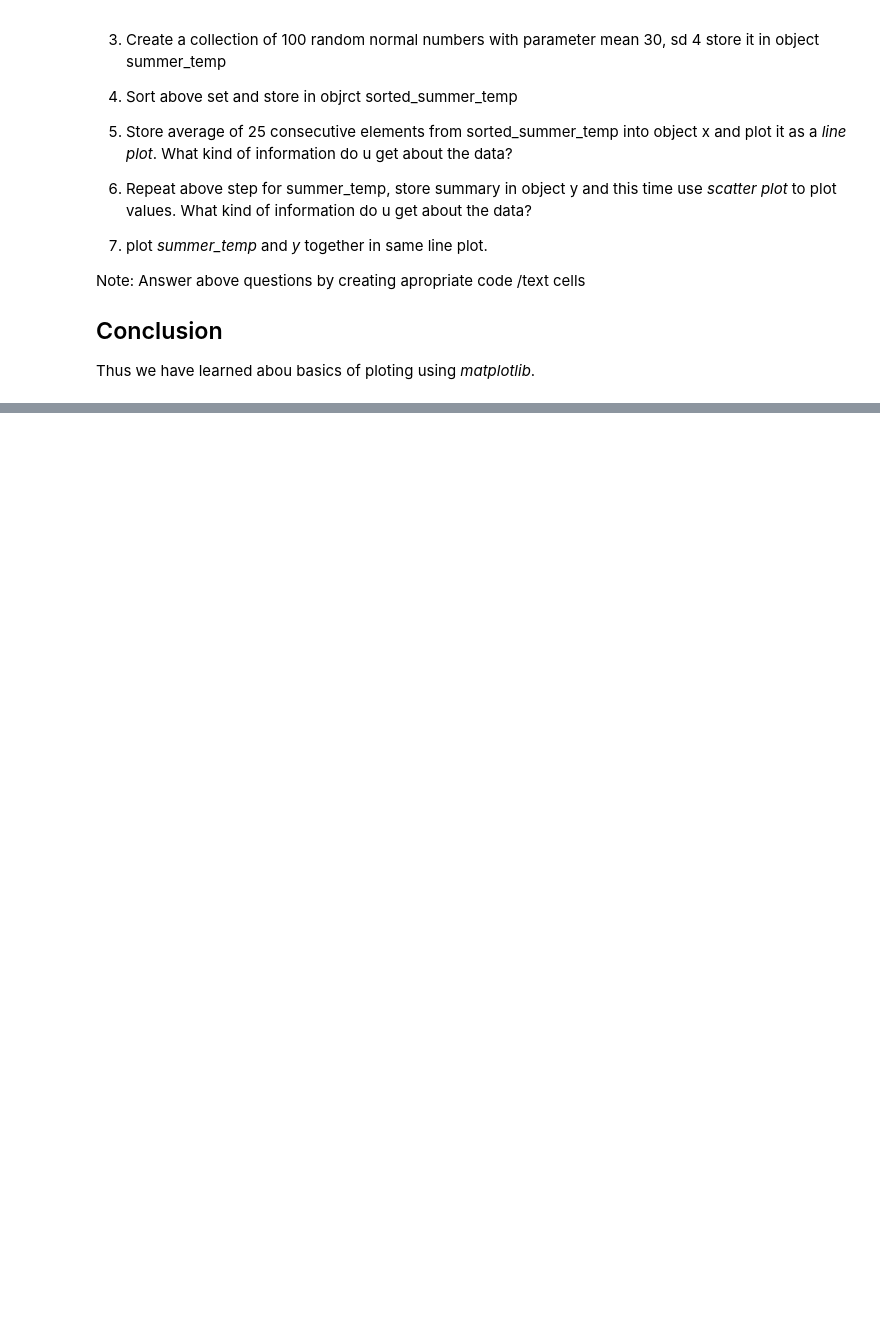
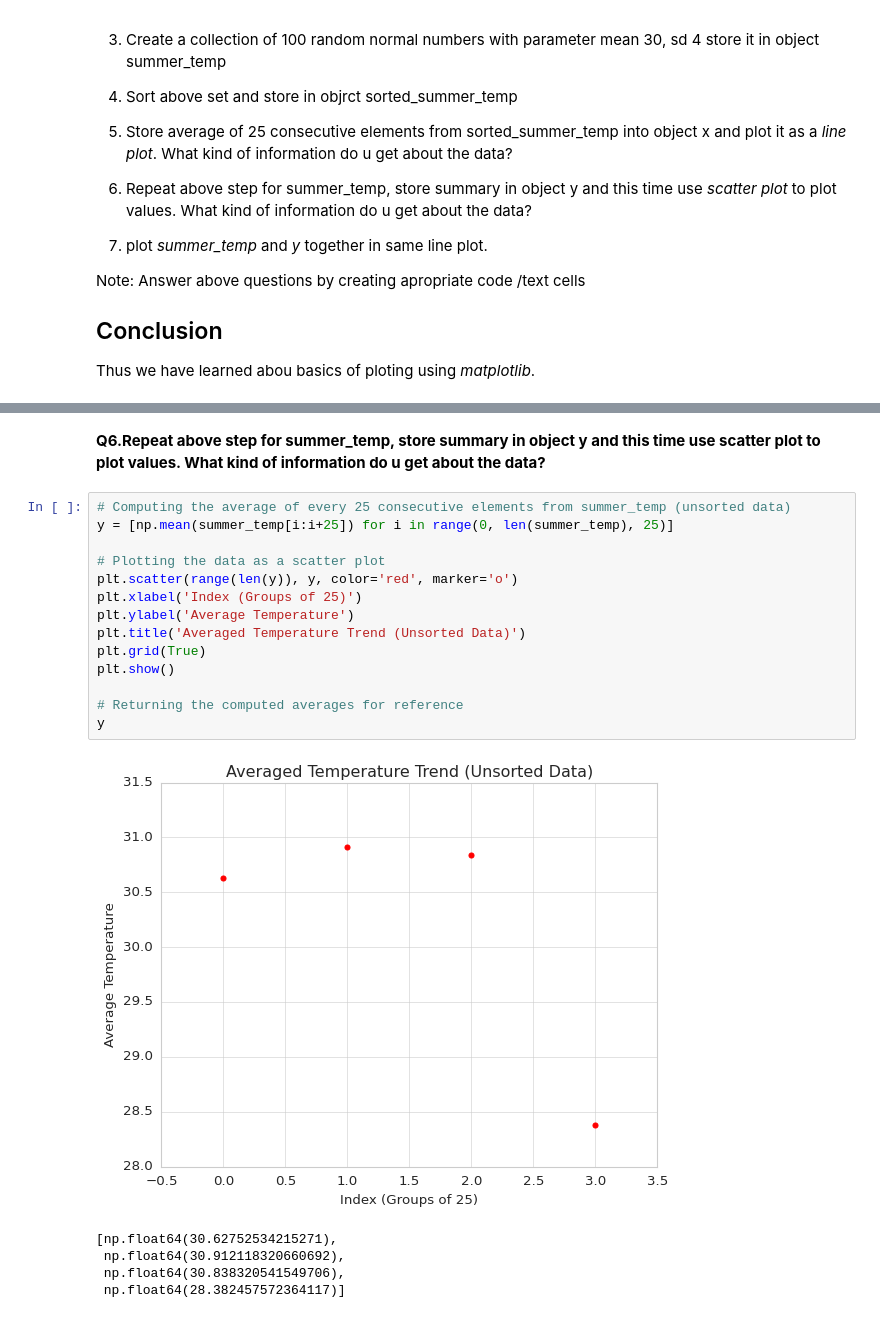
Before and after one commit to Rohan-cherkar/Devops, a Jupyter notebook: experiment03_ploting.ipynb, the cells around one changed output, grey strips where cells are left out. Saved outputs shown, nothing was run; the diff lists cells and outputs as text; blank space fills up the shorter version.

```diff
--- a/experiment03_ploting.ipynb
+++ b/experiment03_ploting.ipynb
@@ -324,0 +395,22 @@ Thus we have learned abou basics of ploting using *matplotlib*.
+# %% [markdown]
+<b>Q6.Repeat above step for summer_temp, store summary in object y and this time use scatter plot to plot values. What kind of information do u get about the data?</b>
+# %%
+# Computing the average of every 25 consecutive elements from summer_temp (unsorted data)
+y = [np.mean(summer_temp[i:i+25]) for i in range(0, len(summer_temp), 25)]
+
+# Plotting the data as a scatter plot
+plt.scatter(range(len(y)), y, color='red', marker='o')
+plt.xlabel('Index (Groups of 25)')
+plt.ylabel('Average Temperature')
+plt.title('Averaged Temperature Trend (Unsorted Data)')
+plt.grid(True)
+plt.show()
+
+# Returning the computed averages for reference
+y
+# %% [output]
+[figure, added]
+[np.float64(30.62752534215271),
+ np.float64(30.912118320660692),
+ np.float64(30.838320541549706),
+ np.float64(28.382457572364117)]
```
Also changed, not shown: parts of 13 cells of this notebook.
